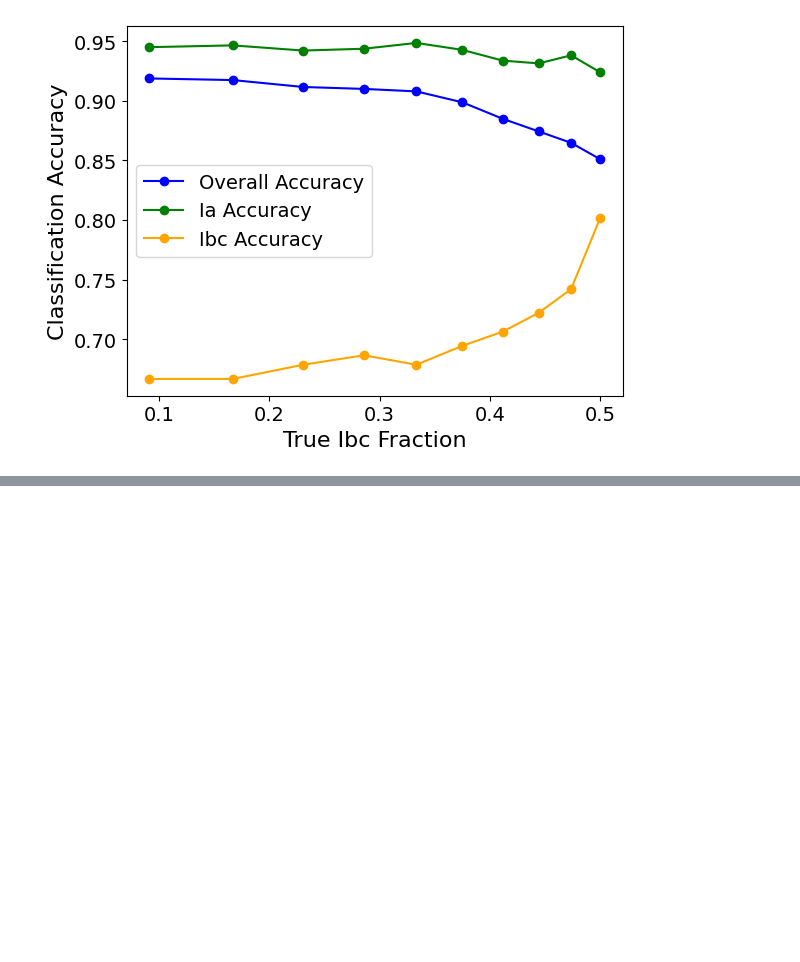
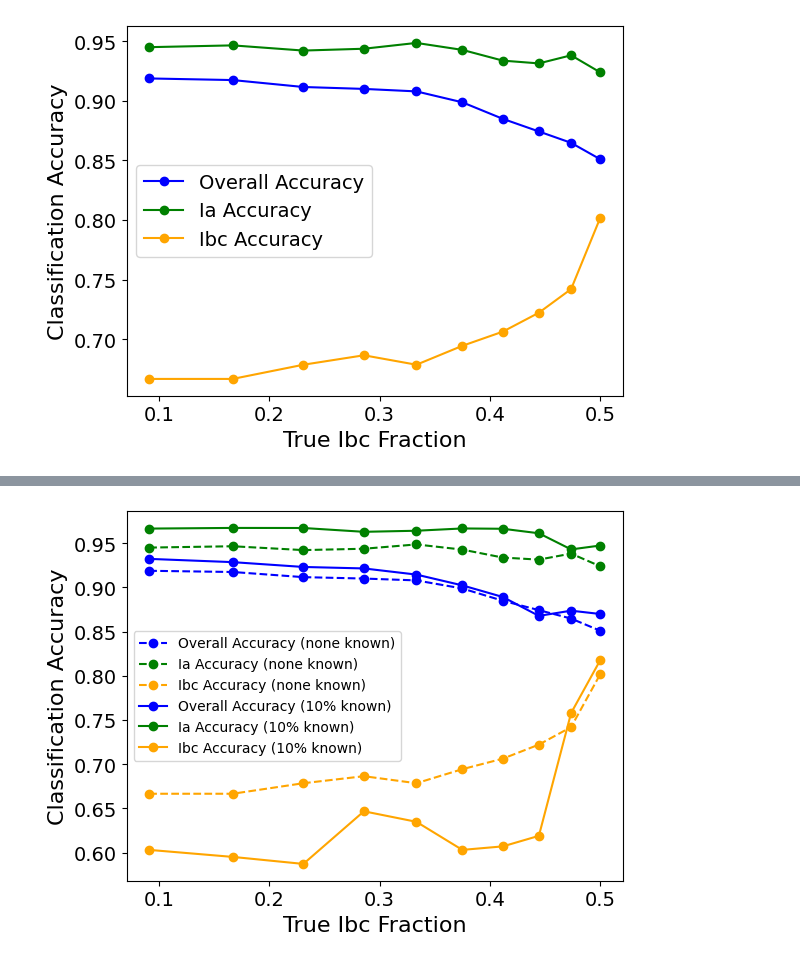
Before and after one commit to asmuzsoy/beams_ext, a Jupyter notebook: separate_parameters.ipynb, the cells around one changed output, grey strips where cells are left out. Cells and saved outputs as stored; diff of their text form; code cells hidden in the pictures; blank space fills up the shorter version.

```diff
--- a/separate_parameters.ipynb
+++ b/separate_parameters.ipynb
@@ -927,0 +1122,20 @@ plt.show()
+# %%
+plt.plot(ratios, accuracies_spec[0,:], marker='o', color='blue', linestyle = '--', label='Overall Accuracy (none known)')
+plt.plot(ratios, accuracies_spec[1,:], marker='o', color='green', linestyle = '--', label='Ia Accuracy (none known)')
+plt.plot(ratios, accuracies_spec[2,:], marker='o', color='orange', linestyle = '--', label='Ibc Accuracy (none known)')
+
+plt.plot(ratios, accuracies_fixed[0,:], marker='o', color='blue', label='Overall Accuracy (10% known)')
+plt.plot(ratios, accuracies_fixed[1,:], marker='o', color='green', label='Ia Accuracy (10% known)')
+plt.plot(ratios, accuracies_fixed[2,:], marker='o', color='orange', label='Ibc Accuracy (10% known)')
+
+
+# plt.plot(ratios, accuracies_phot[0,:], marker='o', color='red', label='Photometric redshifts')
+plt.xlabel("True Ibc Fraction", fontsize=16)
+plt.ylabel("Classification Accuracy", fontsize=16)
+plt.xticks(fontsize=14)
+plt.yticks(fontsize=14)
+plt.legend(fontsize=10)
+# plt.savefig("figures/accuracy_vs_true_fraction.pdf", bbox_inches='tight')
+plt.show()
+# %% [output]
+[figure, added]
```
Also changed, not shown: parts of 8 cells of this notebook.
